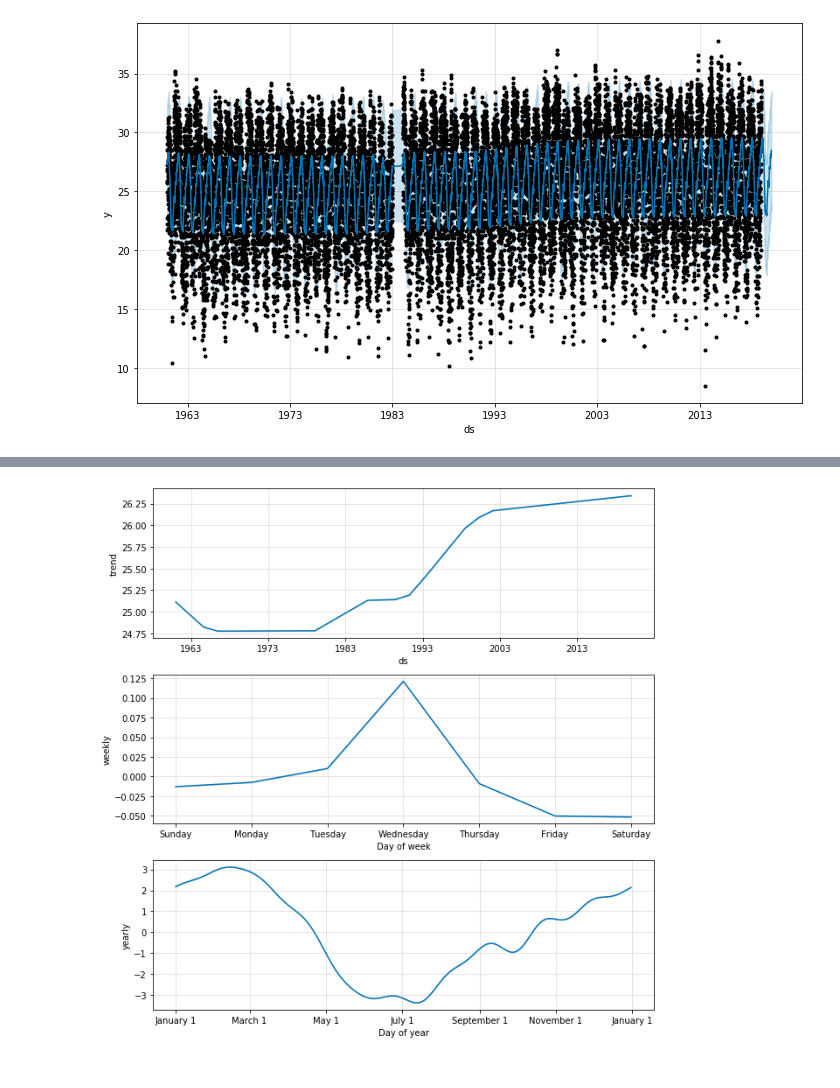
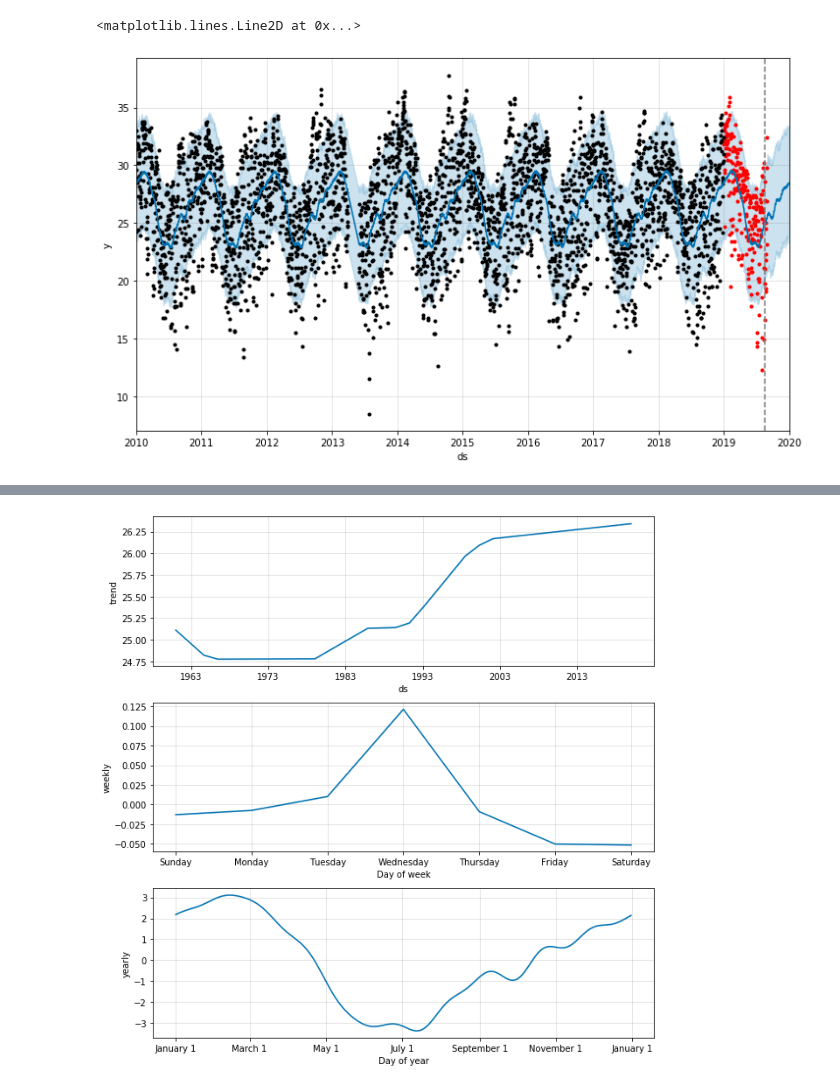
Before and after one commit to andrefellipe/ccd, a Jupyter notebook: forecast.ipynb, the cells around one changed output, grey strips where cells are left out. Drawn from its saved outputs; the diff is of its cells as text; code cells hidden in the pictures.

Commit message:
Adicionando os scatter plots dos dados de 2019 para comparação com o forecast

```diff
--- a/forecast.ipynb
+++ b/forecast.ipynb
@@ -28,7 +35,21 @@ future = m.make_future_dataframe(periods=365)
 forecast = m.predict(future)
 # %%
 forecast[['ds', 'yhat', 'yhat_lower', 'yhat_upper']]
-# %%
-fig1 = m.plot(forecast)
-# %% [output]
-[figure, removed]
+# %%
+# Baixando as medições da estação de Migrante de Santana (SP) em 2019 (01/01/2019 a 31/08/2019)
+tmax_2019_migrante_df = pd.read_csv("https://raw.githubusercontent.com/vitorsr/ccd/master/data/83781.csv?token=AIYETSBAS4RNPRH5DEX3LRC5X4SY6")[['date', 'tmax']]
+# %%
+# Filtrando as medições de temperatura máxima e readequando a coluna de datas para corresponder ao formato do Prophet
+tmax_2019_migrante_df = tmax_2019_migrante_df[tmax_2019_migrante_df.tmax != -9999.0]
+tmax_2019_migrante_df['date'] = pd.to_datetime(tmax_2019_migrante_df['date']).dt.date
+# %%
+# Plot: 01/01/2010 a 01/01/2020
+fig1 = m.plot(forecast)
+ax = fig1.get_axes()
+ax[0].set_xlim([datetime(2010,1,1).toordinal(), datetime(2020,1,1).toordinal()])
+plt.scatter(tmax_2019_migrante_df['date'], tmax_2019_migrante_df['tmax'], color='red', marker='.')
+idx = tmax_2019_migrante_df['date'][tmax_2019_migrante_df['date'] == date(2019, 8, 19)].index.values.astype(int)[0]
+plt.axvline(tmax_2019_migrante_df['date'][idx], color='grey', linestyle='--')
+# %% [output]
+<matplotlib.lines.Line2D at 0x...>
+[figure, added]
```
Also changed, not shown: parts of 4 cells of this notebook.
